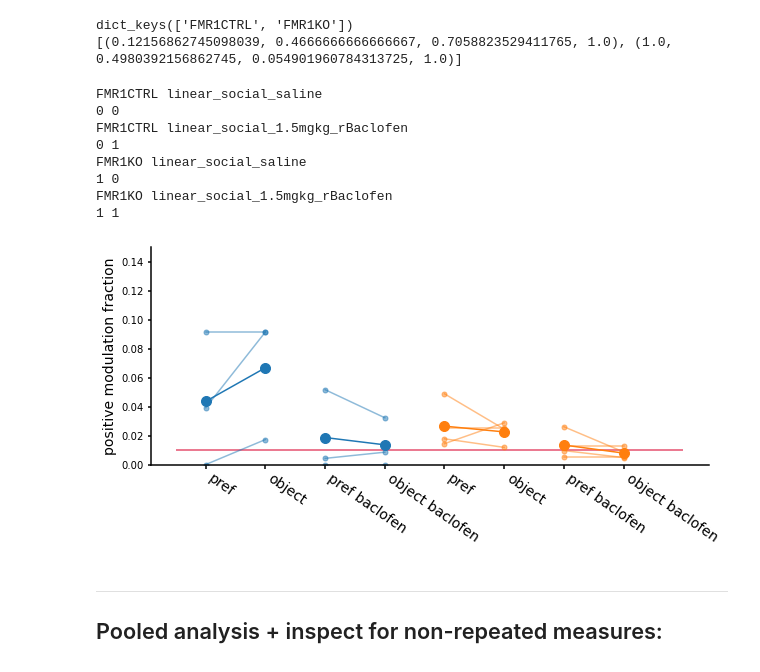
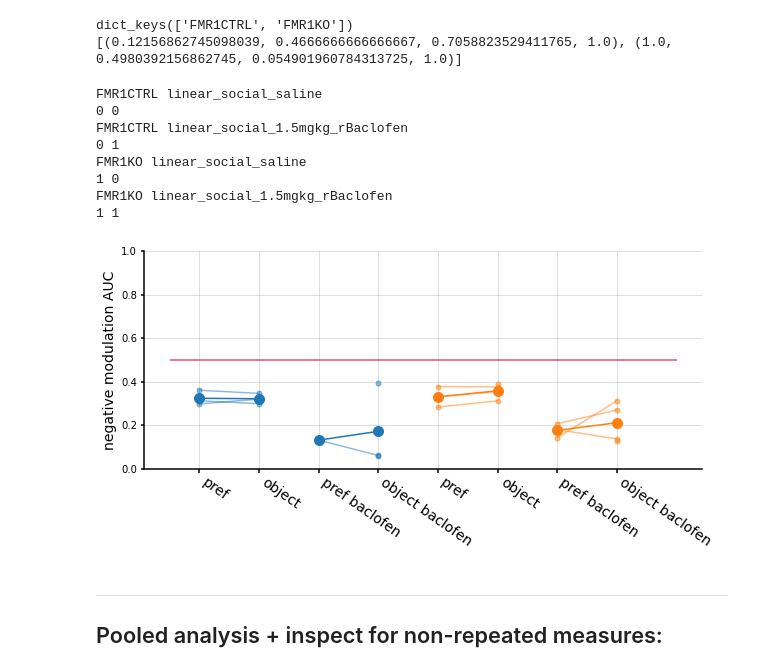
Before and after one commit to inscopix/astellas, a Jupyter notebook: astellas_modulation_sandbox.ipynb, the cells around one changed output. Drawn from its saved outputs; the diff is of its cells as text; code cells hidden in the pictures.

```diff
--- a/astellas_modulation_sandbox.ipynb
+++ b/astellas_modulation_sandbox.ipynb
@@ -2341,7 +2614,7 @@ with open(fn, 'wb') as fp:
 ***
 ### Inspect ROC and aligned traces for one cell:
 # %%
-stat_dict = pickle.load(open('frame_aligned_data_baclofen_rocMod.pkl' , 'rb'))
+stat_dict = pickle.load(open('frame_aligned_data_baclofen_rocAll.pkl' , 'rb'))
 # %%
 for k in stat_dict.keys():
     print(k)
@@ -2373,7 +2632,8 @@ FMR1KO
 # %%
-the_cond = 'FMR1CTRL'
-the_exp = 'linear_social_saline'
-the_subj = 'OM047'
+the_cond = 'FMR1KO'
+the_exp = 'linear_social_1.5mgkg_rBaclofen'
+#the_exp = 'linear_social_saline'
+the_subj = 'OM040'
 trace_mtx = stat_dict[the_cond][the_exp][the_subj]['trace_mtx']
 align_pnts = find_com_entries(stat_dict[the_cond][the_exp][the_subj]['COM'], (95,230))
 # %%
@@ -2579,17 +2828,33 @@ for the_cond in stat_dict.keys(): # each genotype
             the_auroc_p = stat_dict[the_cond][the_exp][the_subj]['auroc_p_95']
             the_auroc = stat_dict[the_cond][the_exp][the_subj]['auroc_95']
             pos_mod_r = np.intersect1d(np.argwhere(np.asarray(the_auroc_p) <= p_thresh).flatten(), np.argwhere(np.asarray(the_auroc) >= roc_thresh).flatten())
-            frac_dict[the_cond][the_exp]['positive_mod_left'].append(len(pos_mod_r)/len(the_auroc))
+            #frac_dict[the_cond][the_exp]['positive_mod_left'].append(len(pos_mod_r)/len(the_auroc)))
+            if len(pos_mod_r):
+                frac_dict[the_cond][the_exp]['positive_mod_left'].append(np.median([the_auroc[i] for i in pos_mod_r]))
+            else:
+                frac_dict[the_cond][the_exp]['positive_mod_left'].append(np.nan)
             neg_mod_r = np.intersect1d(np.argwhere(np.asarray(the_auroc_p) <= p_thresh).flatten(), np.argwhere(np.asarray(the_auroc) <= (1-roc_thresh)).flatten())
-            frac_dict[the_cond][the_exp]['negative_mod_left'].append(len(neg_mod_r)/len(the_auroc))
+            #frac_dict[the_cond][the_exp]['negative_mod_left'].append(len(neg_mod_r)/len(the_auroc)
+            if len(neg_mod_r):
+                frac_dict[the_cond][the_exp]['negative_mod_left'].append(np.median([the_auroc[i] for i in neg_mod_r]))
+            else:
+                frac_dict[the_cond][the_exp]['negative_mod_left'].append(np.nan)
 
             # left side
             the_auroc_p = stat_dict[the_cond][the_exp][the_subj]['auroc_p_230']
             the_auroc = stat_dict[the_cond][the_exp][the_subj]['auroc_230']
             pos_mod_l = np.intersect1d(np.argwhere(np.asarray(the_auroc_p) <= p_thresh).flatten(), np.argwhere(np.asarray(the_auroc) >= roc_thresh).flatten())
-            frac_dict[the_cond][the_exp]['positive_mod_right'].append(len(pos_mod_l)/len(the_auroc))
+            #frac_dict[the_cond][the_exp]['positive_mod_right'].append(len(pos_mod_l)/len(the_auroc))
+            if len(pos_mod_l):
+                frac_dict[the_cond][the_exp]['positive_mod_right'].append(np.median([the_auroc[i] for i in pos_mod_l]))
+            else:
+                frac_dict[the_cond][the_exp]['positive_mod_right'].append(np.nan)
             neg_mod_l = np.intersect1d(np.argwhere(np.asarray(the_auroc_p) <= p_thresh).flatten(), np.argwhere(np.asarray(the_auroc) <= (1-roc_thresh)).flatten())
-            frac_dict[the_cond][the_exp]['negative_mod_right'].append(len(neg_mod_l)/len(the_auroc))
+            #frac_dict[the_cond][the_exp]['negative_mod_right'].append(len(neg_mod_l)/len(the_auroc))
+            if len(neg_mod_l):
+                frac_dict[the_cond][the_exp]['negative_mod_right'].append(np.median([the_auroc[i] for i in neg_mod_l]))
+            else:
+                frac_dict[the_cond][the_exp]['negative_mod_right'].append(np.nan)
 
             frac_dict[the_cond][the_exp]['olap'].append(np.intersect1d(pos_mod_l, pos_mod_r))
 # %% [output]
@@ -2640,45 +2885,47 @@ dict_keys(['FMR1CTRL', 'FMR1KO'])
 # %%
 # Fraction of positive / negative modulated cells:
 
-the_stats = ['positive_mod_left', 'positive_mod_right']
+the_stats = ['negative_mod_left', 'negative_mod_right']
 
 expjog = .5
 condjog = 1
 cdict = dict(zip(frac_dict.keys(), [plt.get_cmap('tab10')(i) for i in range(len(frac_dict.keys()))]))
 
 f,ax = plt.subplots(1,1,figsize=(10,4))
 
 cond_offset = 0
 for cond_i,the_cond in enumerate(sorted(frac_dict.keys())):
     for exp_i,the_exp in enumerate(sorted(frac_dict[the_cond].keys())[::-1]):
         print(the_cond,the_exp)
         print(cond_i,exp_i)
         ax.plot([(exp_i)+cond_i+cond_offset, (exp_i)+cond_i+cond_offset+expjog],
                 [frac_dict[the_cond][the_exp][the_stats[0]],frac_dict[the_cond][the_exp][the_stats[1]] ],
                 'o-', markersize=5, color=cdict[the_cond], alpha=.5 )
         ax.plot([(exp_i)+cond_i+cond_offset, (exp_i)+cond_i+cond_offset+expjog],
-                  [np.mean(frac_dict[the_cond][the_exp][the_stats[0]]),np.mean(frac_dict[the_cond][the_exp][the_stats[1]]) ],
+                  [np.nanmean(frac_dict[the_cond][the_exp][the_stats[0]]),np.nanmean(frac_dict[the_cond][the_exp][the_stats[1]]) ],
                    'o-', color=cdict[the_cond], markersize=10
                   )
     cond_offset+=1
 
-ax.set_ylabel('positive modulation fraction', fontsize=14)
-ax.set_ylim(0, .15)
+ax.set_ylabel('negative modulation AUC', fontsize=14)
+ax.set_ylim(0, 1)
+#ax.set_yticks([0,.1,.2])
 ax.set_xticks(np.arange(0, 4, .5))
 ax.set_xticklabels(['pref', 'object', 'pref baclofen', 'object baclofen']*2, fontsize=14, rotation=325, ha='left')
-ax.hlines(p_thresh, xmin = -.25, xmax = 4, color = 'crimson', alpha = .75)
+ax.hlines(0.5, xmin = -.25, xmax = 4, color = 'crimson', alpha = .75)
+ax.grid('on', alpha=.5)
 twoaxis(ax)
 plt.show()
 # %% [output]
 FMR1CTRL linear_social_saline
 0 0
 FMR1CTRL linear_social_1.5mgkg_rBaclofen
 0 1
 FMR1KO linear_social_saline
 1 0
 FMR1KO linear_social_1.5mgkg_rBaclofen
 1 1
-[figure, old version]
+[figure, new version]
 # %% [markdown]
 ***
 ## Pooled analysis + inspect for non-repeated measures:
```
Also changed, not shown: parts of 69 cells of this notebook.
